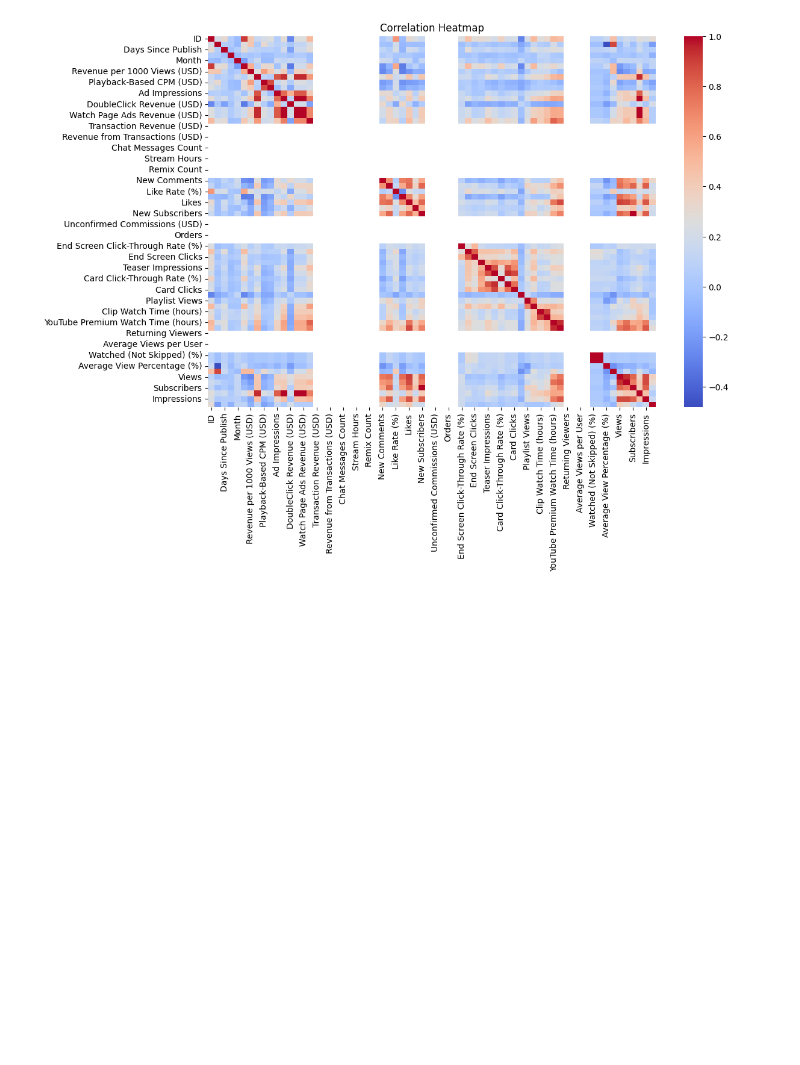
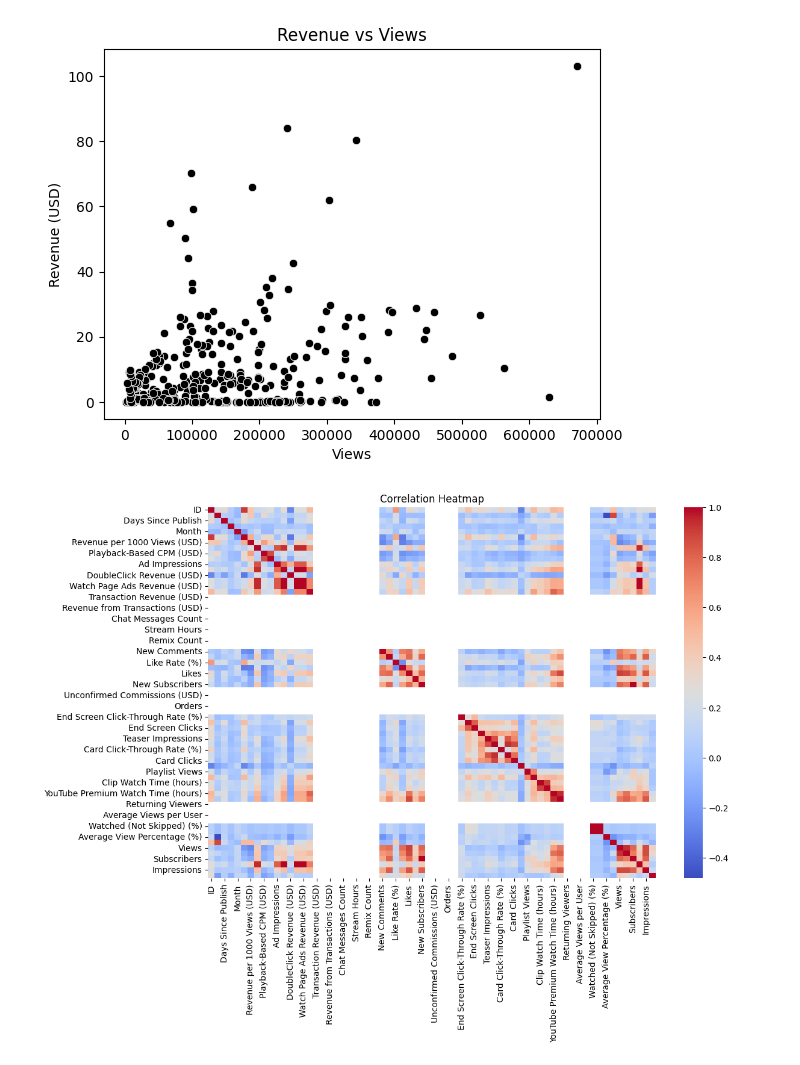
Before and after one commit to Deepnotcoder/Internship-Project-1, a Jupyter notebook: UNLOCKING.IPYNB, the cells around one changed output. Cells and saved outputs as stored; diff of their text form; code cells hidden in the pictures; blank space fills up the shorter version.

```diff
--- a/UNLOCKING.IPYNB
+++ b/UNLOCKING.IPYNB
@@ -31,3 +24,11 @@ plt.show()
+# %%
+sns.scatterplot(x=data['Views'], y=data['Estimated Revenue (USD)'], color='black')
+plt.title("Revenue vs Views")
+plt.xlabel("Views")
+plt.ylabel("Revenue (USD)")
+plt.show()
+# %% [output]
+[figure, added]
 # %%
 plt.figure(figsize=(12, 8))
 sns.heatmap(data.corr(numeric_only=True), annot=False, cmap="coolwarm")
```
Also changed, not shown: parts of 2 cells of this notebook.
